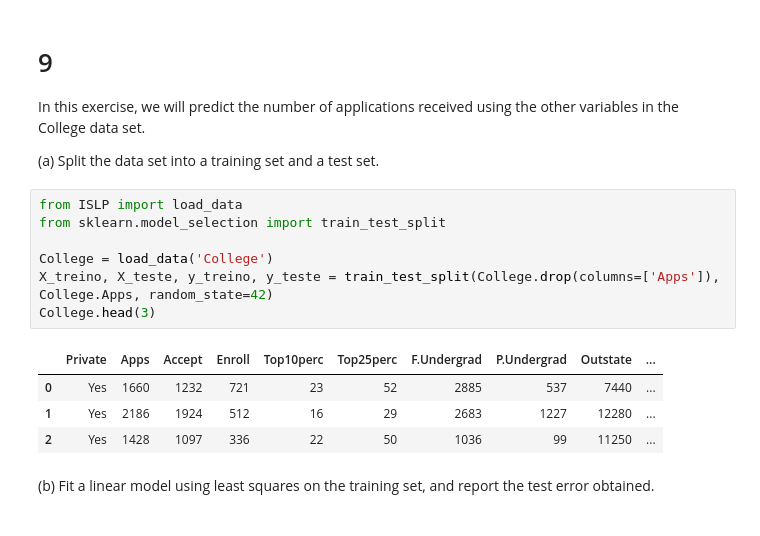
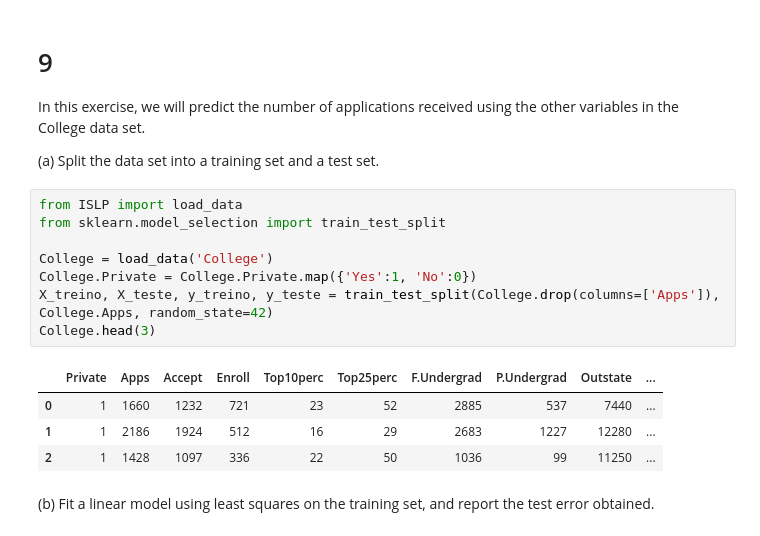
Before and after one commit to oliveira-silva-lucas/ISLP, a Jupyter notebook: Cap_06_Linear_Models_Regularization/Exercises/ex_cap_06.ipynb, the cells around one changed output. Saved outputs shown, nothing was run; the diff lists cells and outputs as text.

```diff
--- a/Cap_06_Linear_Models_Regularization/Exercises/ex_cap_06.ipynb
+++ b/Cap_06_Linear_Models_Regularization/Exercises/ex_cap_06.ipynb
@@ -338,15 +338,16 @@ using the other variables in the College data set.
 # %%
 from ISLP import load_data
 from sklearn.model_selection import train_test_split
 
 College = load_data('College')
+College.Private = College.Private.map({'Yes':1, 'No':0})
 X_treino, X_teste, y_treino, y_teste = train_test_split(College.drop(columns=['Apps']), College.Apps, random_state=42)
 College.head(3)
 # %% [output]
 |  | Private | Apps | Accept | Enroll | Top10perc | Top25perc | F.Undergrad | P.Undergrad | Outstate | ... |
-| 0 | Yes | 1660 | 1232 | 721 | 23 | 52 | 2885 | 537 | 7440 | ... |
-| 1 | Yes | 2186 | 1924 | 512 | 16 | 29 | 2683 | 1227 | 12280 | ... |
-| 2 | Yes | 1428 | 1097 | 336 | 22 | 50 | 1036 | 99 | 11250 | ... |
+| 0 | 1 | 1660 | 1232 | 721 | 23 | 52 | 2885 | 537 | 7440 | ... |
+| 1 | 1 | 2186 | 1924 | 512 | 16 | 29 | 2683 | 1227 | 12280 | ... |
+| 2 | 1 | 1428 | 1097 | 336 | 22 | 50 | 1036 | 99 | 11250 | ... |
 # %% [markdown]
 (b) Fit a linear model using least squares on the training set, and
 report the test error obtained.
```
Also changed, not shown: parts of 40 cells of this notebook.
